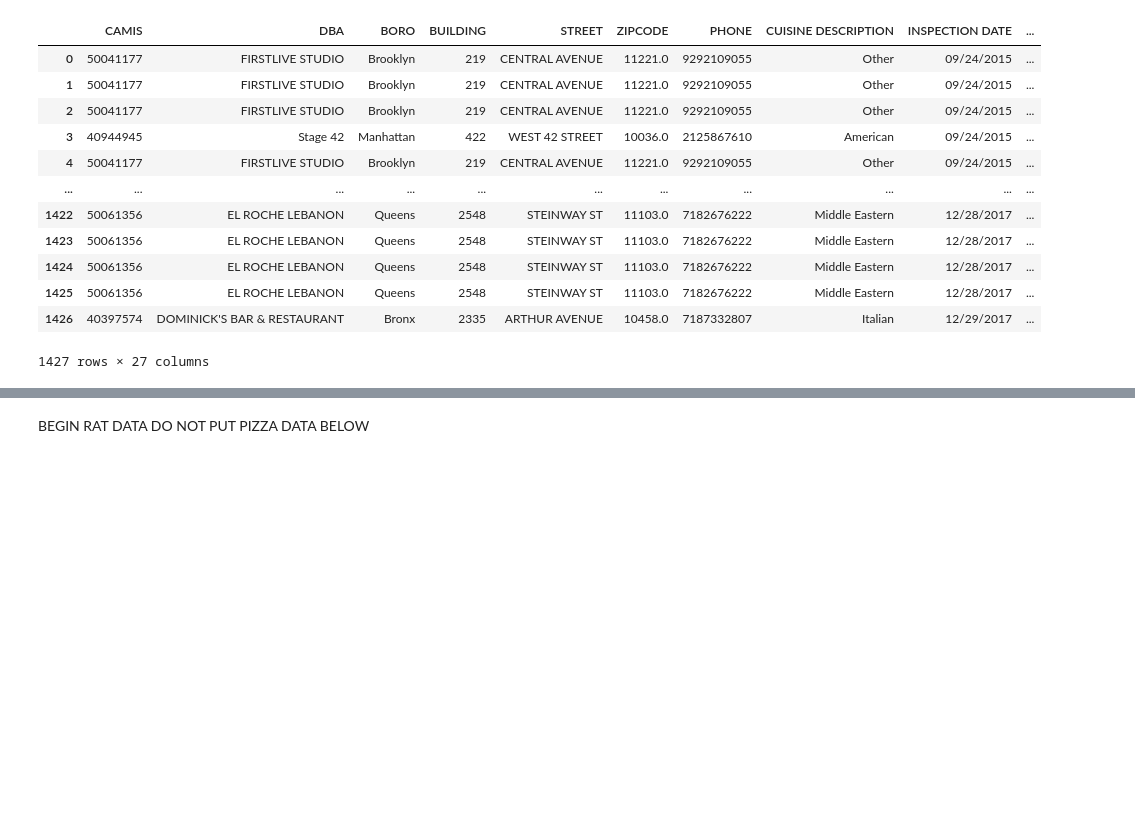
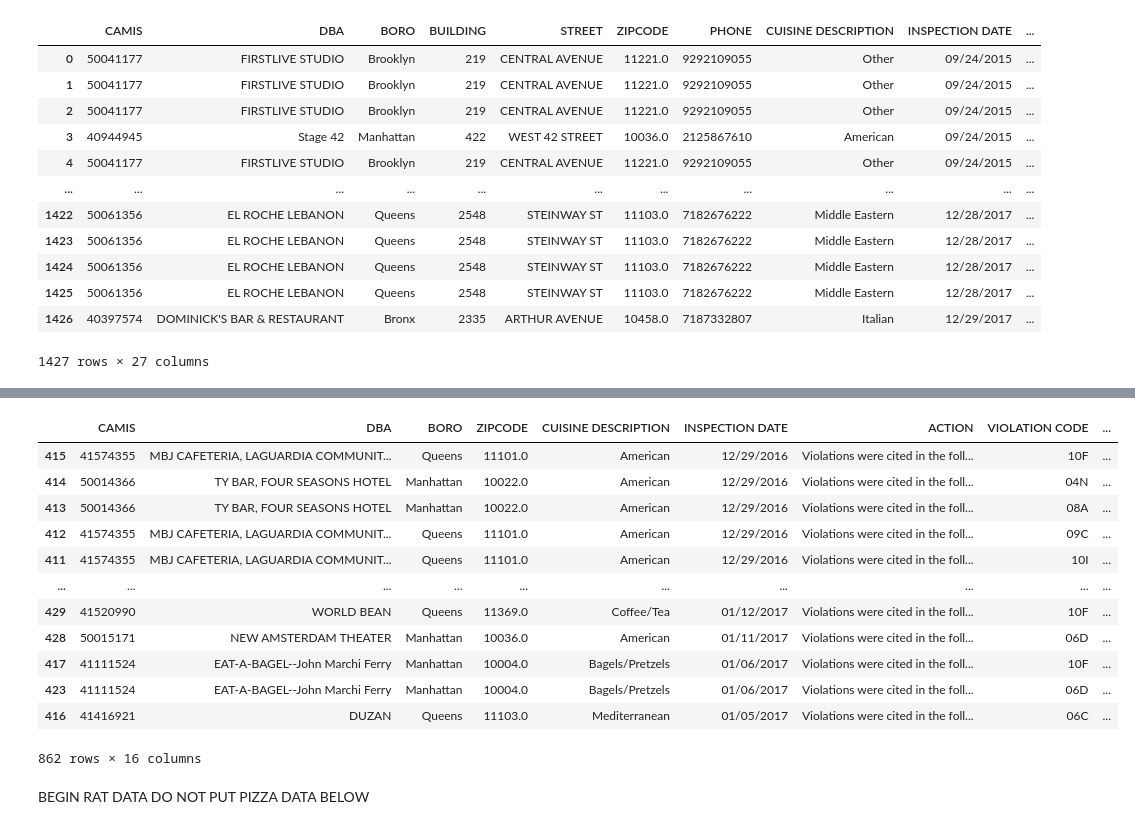
Before and after one commit to troyflood94/pizza_rats, a Jupyter notebook: pizza_rats.ipynb, the cells around one changed output, grey strips where cells are left out. Drawn from its saved outputs; the diff is of its cells as text; code cells hidden in the pictures; blank space fills up the shorter version.

```diff
--- a/pizza_rats.ipynb
+++ b/pizza_rats.ipynb
@@ -66,3 +57,20 @@ dummy_df.sort_values('inspection_date')
+# %%
+#the code worked but i think we will have to run the dates through that filter code to get it sorted. I am holdingoff until class to do this.
+clean_grade_df.sort_values('INSPECTION DATE',ascending=False)
+# %% [output]
+|  | CAMIS | DBA | BORO | ZIPCODE | CUISINE DESCRIPTION | INSPECTION DATE | ACTION | VIOLATION CODE | ... |
+| 415 | 41574355 | MBJ CAFETERIA, LAGUARDIA COMMUNIT... | Queens | 11101.0 | American | 12/29/2016 | Violations were cited in the foll... | 10F | ... |
+| 414 | 50014366 | TY BAR, FOUR SEASONS HOTEL | Manhattan | 10022.0 | American | 12/29/2016 | Violations were cited in the foll... | 04N | ... |
+| 413 | 50014366 | TY BAR, FOUR SEASONS HOTEL | Manhattan | 10022.0 | American | 12/29/2016 | Violations were cited in the foll... | 08A | ... |
+| 412 | 41574355 | MBJ CAFETERIA, LAGUARDIA COMMUNIT... | Queens | 11101.0 | American | 12/29/2016 | Violations were cited in the foll... | 09C | ... |
+| 411 | 41574355 | MBJ CAFETERIA, LAGUARDIA COMMUNIT... | Queens | 11101.0 | American | 12/29/2016 | Violations were cited in the foll... | 10I | ... |
+| ... | ... | ... | ... | ... | ... | ... | ... | ... | ... |
+| 429 | 41520990 | WORLD BEAN | Queens | 11369.0 | Coffee/Tea | 01/12/2017 | Violations were cited in the foll... | 10F | ... |
+| 428 | 50015171 | NEW AMSTERDAM THEATER | Manhattan | 10036.0 | American | 01/11/2017 | Violations were cited in the foll... | 06D | ... |
+| 417 | 41111524 | EAT-A-BAGEL--John Marchi Ferry | Manhattan | 10004.0 | Bagels/Pretzels | 01/06/2017 | Violations were cited in the foll... | 10F | ... |
+| 423 | 41111524 | EAT-A-BAGEL--John Marchi Ferry | Manhattan | 10004.0 | Bagels/Pretzels | 01/06/2017 | Violations were cited in the foll... | 06D | ... |
+| 416 | 41416921 | DUZAN | Queens | 11103.0 | Mediterranean | 01/05/2017 | Violations were cited in the foll... | 06C | ... |
+862 rows × 16 columns
 # %%
 #Restrict dataset to just September 2010 to September 2017
 # %% [markdown]
```
Also changed, not shown: parts of 12 cells of this notebook, 1 other file.
